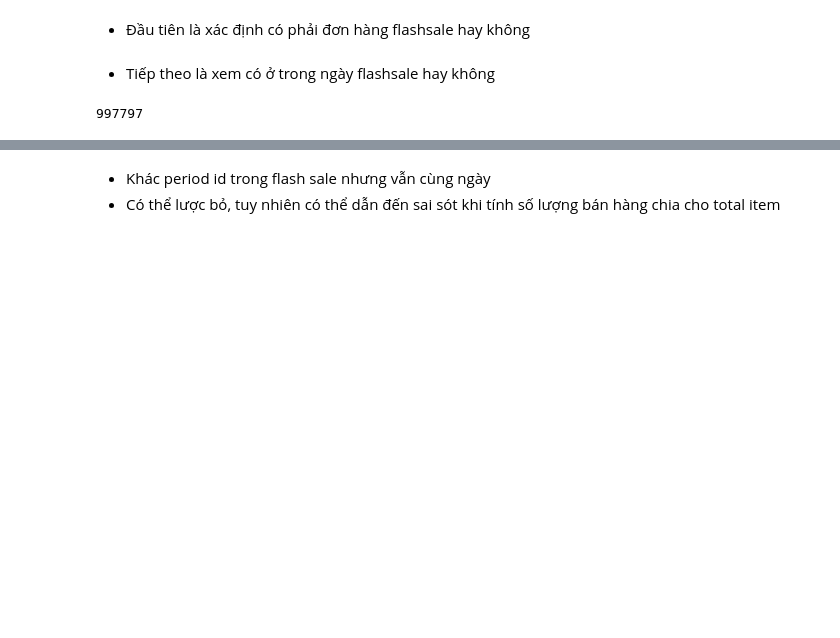
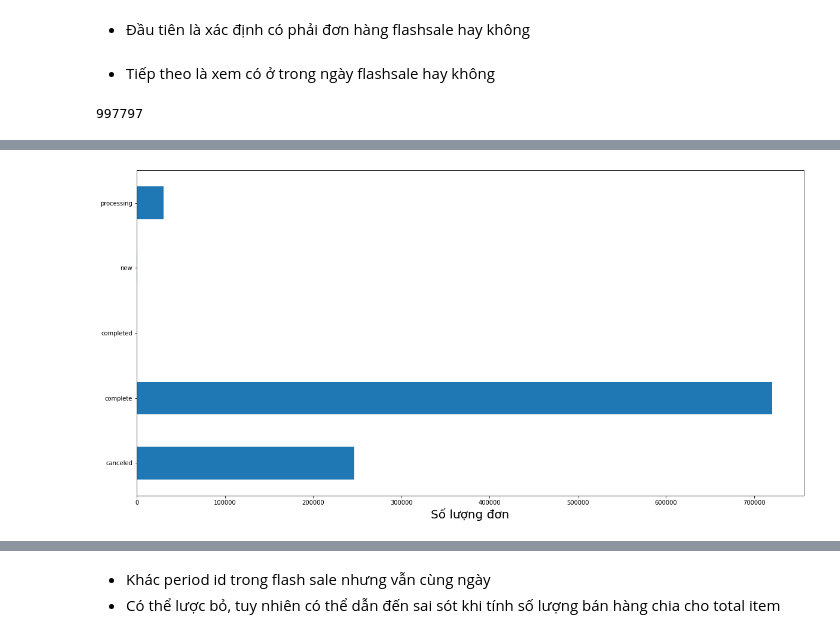
Before and after one commit to ToanLyHoa/Report-data-analysis, a Jupyter notebook: Analysis_Fahasa_Final.ipynb, the cells around one changed output, grey strips where cells are left out. Cells and saved outputs as stored; diff of their text form; code cells hidden in the pictures; blank space fills up the shorter version.

```diff
--- a/Analysis_Fahasa_Final.ipynb
+++ b/Analysis_Fahasa_Final.ipynb
@@ -350,0 +261,5 @@ fhs_flashsale_period.id
+# %%
+# Lấy các ngày sale có trong flash sale
+start_end = fhs_flashsale_product_info_2022.groupby(
+                    [fhs_flashsale_product_info_2022['fhs_flashsale_period.start_date'],
+                    fhs_flashsale_product_info_2022['fhs_flashsale_period.end_date']])['fhs_flashsale_product.period_id'].count()
@@ -350,0 +302,32 @@ fhs_flashsale_period.id
+# %%
+# Đầu tiên cho những thuộc tính flashsale_time_product bằng false hết sau đó ta sẽ gán True vào những dòng cần thiết
+fhs_sales_flat_order_item_state_2022['flashsale_time_product'] = False
+# %%
+temp = \
+          pd.merge(fhs_sales_flat_order_item_state_2022, fhs_flashsale_product_info_2022,
+                    left_on = 'fhs_sales_flat_order_item.sku'
+                    ,right_on = 'fhs_catalog_product_entity.sku')
+
+# Lấy các dòng sao cho lọt vào thời điểm flashsale
+temp = temp.loc[
+          (temp['fhs_sales_flat_order_item.created_at'] \
+                    > temp['fhs_flashsale_period.start_date'])
+&         (temp['fhs_sales_flat_order_item.created_at'] \
+                    < temp['fhs_flashsale_period.end_date'])]
+
+# drop đi duplicate ở mỗi đơn hàng
+temp.drop_duplicates(subset = fhs_sales_flat_order_item_state_2022.columns, inplace = True)
+
+# Cắt cột
+fhs_sales_flat_order_item_flashsale_time_product_2022 =\
+           temp.loc[:, fhs_sales_flat_order_item_state_2022.columns]
+
+#  Xử lí để gán vào cho flashsale_time
+keys = list(fhs_sales_flat_order_item_state_2022.columns)
+i1 = fhs_sales_flat_order_item_state_2022.set_index(keys).index
+i2 = fhs_sales_flat_order_item_flashsale_time_product_2022.set_index(keys).index
+
+
+fhs_sales_flat_order_item_state_2022['flashsale_time_product'] = \
+          np.where(i1.isin(i2),
+          True, False)
@@ -350,0 +363,10 @@ fhs_flashsale_period.id
+# %%
+df = fhs_sales_flat_order_item_state_2022  \
+          .groupby(['fhs_sales_flat_order.state'])['fhs_sales_flat_order.entity_id'].count()
+
+ax = df.plot.barh(figsize = (20, 10))
+ax.set_ylabel('')
+ax.set_xlabel('Số lượng đơn')
+ax.xaxis.label.set_fontsize(20)
+# %% [output]
+[figure, added]
```
Also changed, not shown: parts of 27 cells of this notebook, 2 other files.
